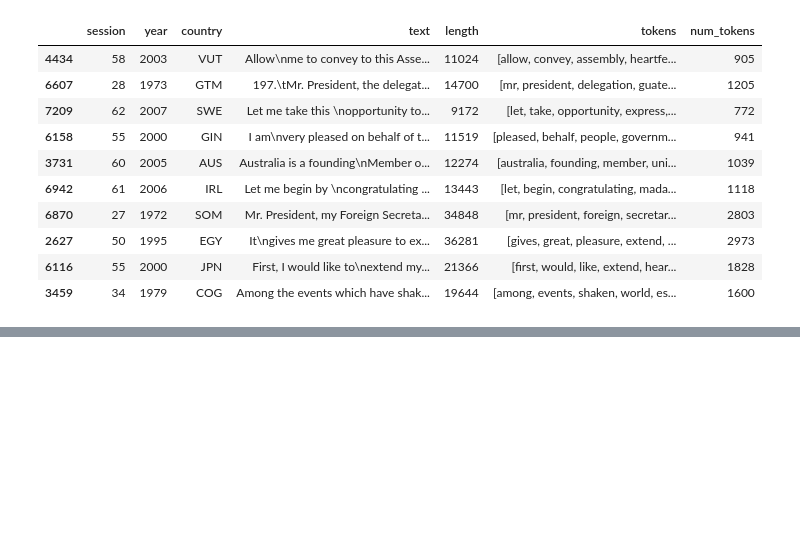
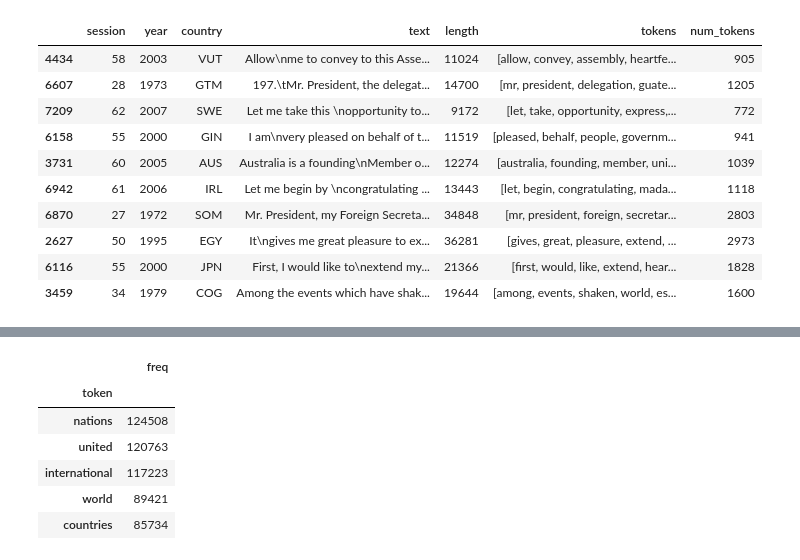
Before and after one commit to SamapanThongmee/CPE393_Text_Analytics, a Jupyter notebook: Lecture_2_Text_Visualization.ipynb, the cells around one changed output, grey strips where cells are left out. Cells and saved outputs as stored; diff of their text form; code cells hidden in the pictures; blank space fills up the shorter version.

```diff
--- a/Lecture_2_Text_Visualization.ipynb
+++ b/Lecture_2_Text_Visualization.ipynb
@@ -235,0 +289,11 @@ df.sample(10)
+# %%
+freq_df = count_words(df)
+freq_df.head(5)
+# %% [output]
+|  | freq |
+| token |  |
+| nations | 124508 |
+| united | 120763 |
+| international | 117223 |
+| world | 89421 |
+| countries | 85734 |
```
Also changed, not shown: parts of 19 cells of this notebook.
